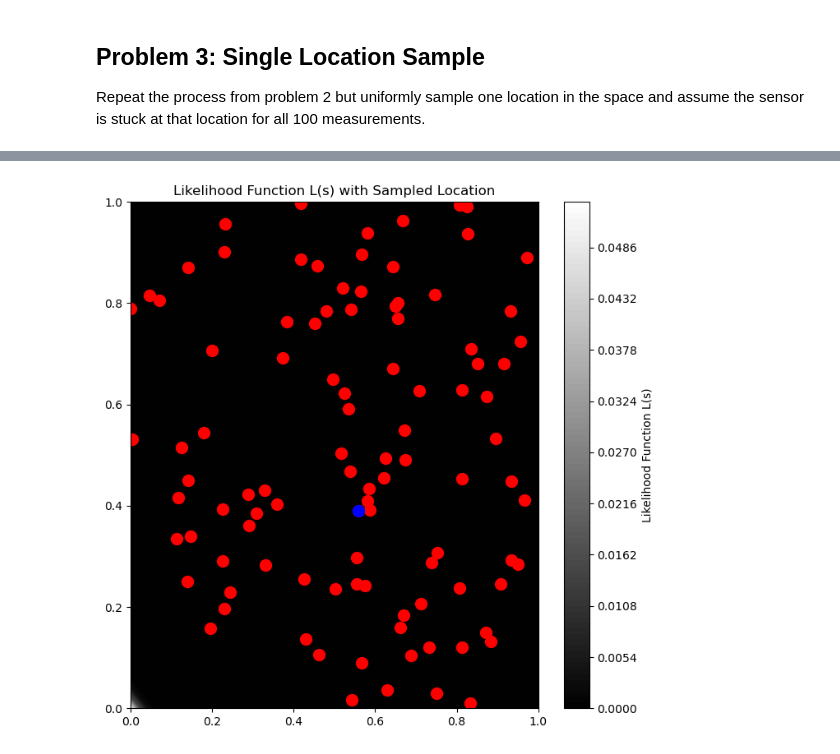
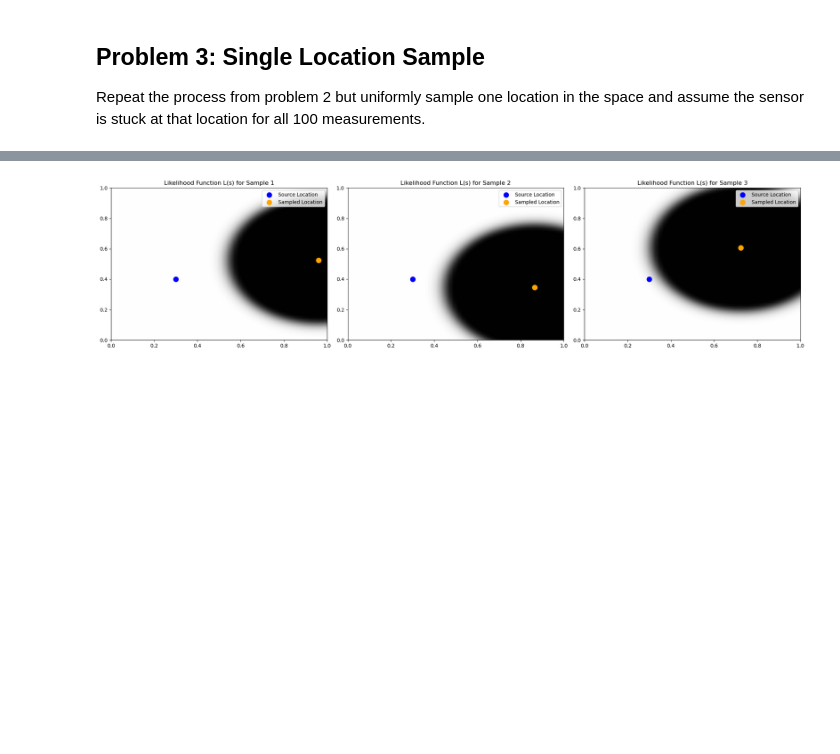
Before and after one commit to Sharwin24/Active-Learning, a Jupyter notebook: homework1/hw1.ipynb, the cells around one changed output, grey strips where cells are left out. Cells and saved outputs as stored; diff of their text form; code cells hidden in the pictures; blank space fills up the shorter version.

```diff
--- a/homework1/hw1.ipynb
+++ b/homework1/hw1.ipynb
@@ -82,12 +81,12 @@ $$
 # which is in the same domain as the sensor
 # Given the 100 measurements generated from Problem 1, denoted as {(x_i, z_i)}_{i=1...N}
 
-def L(s):
+def L(s, X, Z):
     # L(s) = product_{i=1}^N p(z_i|x_i;s)
     # where p(z_i|x_i;s) = f(x_i, s) if z_i = positive
     # and p(z_i|x_i;s) = 1 - f(x_i, s) if z_i = negative
     likelihood = 1.0
-    for i in range(100):
+    for i in range(X.shape[0]):
         x = X[i]
         if Z[i, 0] == 1: # Positive measurement
             likelihood *= f(x, s)
@@ -108,7 +107,7 @@ L_values = np.zeros(S1.shape)
 for i in range(S1.shape[0]):
     for j in range(S1.shape[1]):
         s = np.array([S1[i, j], S2[i, j]])
-        L_values[i, j] = L(s)
+        L_values[i, j] = L(s, X, Z)
 plt.contourf(S1, S2, L_values, levels=100, cmap='gray', alpha=1.0)
 plt.colorbar(label='Likelihood Function L(s)')
 
@@ -127,44 +126,44 @@ plt.savefig('problem2.png')
 Repeat the process from problem 2 but uniformly sample one location in the space and assume
 the sensor is stuck at that location for all 100 measurements.
 # %%
-# Randomly pick a location to sample for evaluating the likelihood function
-x = np.random.rand(2)
+source = np.array([0.3, 0.4])
+def single_location_sample(n: int):
+    sampled_locations = []
+    likelihood_values = []
+    for i in range(n):
+        # Randomly pick a location to sample for evaluating the likelihood function
+        x = np.random.rand(2)
+        sampled_locations.append(x)
+        X = np.repeat(x.reshape(1, 2), 100, axis=0)
+        Z = np.zeros((100, 2)) # 100 measurements
+        for i in range(100):
+            if np.random.rand() < f(x=X[i], s=source):
+                Z[i] = [1, 0] # Positive measurement
+            else:
+                Z[i] = [0, 1] # Negative measurement
+        # Plot the likelihood function L(s)
+        L_values = np.zeros(S1.shape)
+        for i in range(S1.shape[0]):
+            for j in range(S1.shape[1]):
+                s = np.array([S1[i, j], S2[i, j]])
+                L_values[i, j] = L(s, X, Z)
+        likelihood_values.append((S1, S2, L_values))
+    return sampled_locations, likelihood_values
+sampled_locations, likelihood_values = single_location_sample(3)
 
-# Evaluate the likelihood function L(s) at the sampled location
-L_sampled = L(x)
-print(f"Likelihood function L(s) at sampled location {x}: {L_sampled}")
+fig, axes = plt.subplots(1, len(sampled_locations), figsize=(20, 5))
 
-# Sample the same location 100 times
-X = np.random.rand(100, 2) # 100 random locations in the space
-Z = np.zeros((100, 2)) # 100 measurements
-for i in range(100):
-    x = X[i]
-    if np.random.rand() < f(x, s=x):
-        Z[i] = [1, 0] # Positive measurement
-    else:
-        Z[i] = [0, 1] # Negative measurement
+for idx, (location, likelihood) in enumerate(zip(sampled_locations, likelihood_values)):
+    S1, S2, L_vals = likelihood
+    ax = axes[idx]
+    ax.contourf(S1, S2, L_vals, levels=100, cmap='gray', alpha=1.0)
+    ax.scatter(source[0], source[1], c='blue', s=100, label='Source Location')
+    ax.scatter(location[0], location[1], c='orange', s=100, label='Sampled Location')
+    ax.set_xlim(0, 1)
+    ax.set_ylim(0, 1)
+    ax.set_title(f'Likelihood Function L(s) for Sample {idx + 1}')
+    ax.legend()
 
-Z_pos = Z[:, 0] == 1
-Z_neg = Z[:, 1] == 1
-
-plt.figure(figsize=(8, 8))
-# Plot the likelihood function L(s)
-s1 = np.linspace(0, 1, 50)
-s2 = np.linspace(0, 1, 50)
-S1, S2 = np.meshgrid(s1, s2)
-L_values = np.zeros(S1.shape)
-for i in range(S1.shape[0]):
-    for j in range(S1.shape[1]):
-        s = np.array([S1[i, j], S2[i, j]])
-        L_values[i, j] = L(s)
-plt.contourf(S1, S2, L_values, levels=100, cmap='gray', alpha=1.0)
-plt.colorbar(label='Likelihood Function L(s)')
-# Plot measurements
-plt.scatter(X[Z_pos, 0], X[Z_pos, 1], c='green', s=100, marker='o', label='Positive Measurement')
-plt.scatter(X[Z_neg, 0], X[Z_neg, 1], c='red', s=100, marker='o', label='Negative Measurement')
-plt.scatter(x[0], x[1], c='blue', s=100, label='Sampled Location')
-plt.xlim(0, 1)
-plt.ylim(0, 1)
-plt.title('Likelihood Function L(s) with Sampled Location')
+plt.tight_layout()
 plt.savefig('problem3.png')
 # %% [output]
@@ -172 +170 @@ Likelihood function L(s) at sampled location [0.95588703 0.34216387]: 1.06167978
-[figure, old version]
+[figure, new version]
```
Also changed, not shown: parts of 7 cells of this notebook, 5 other files.
